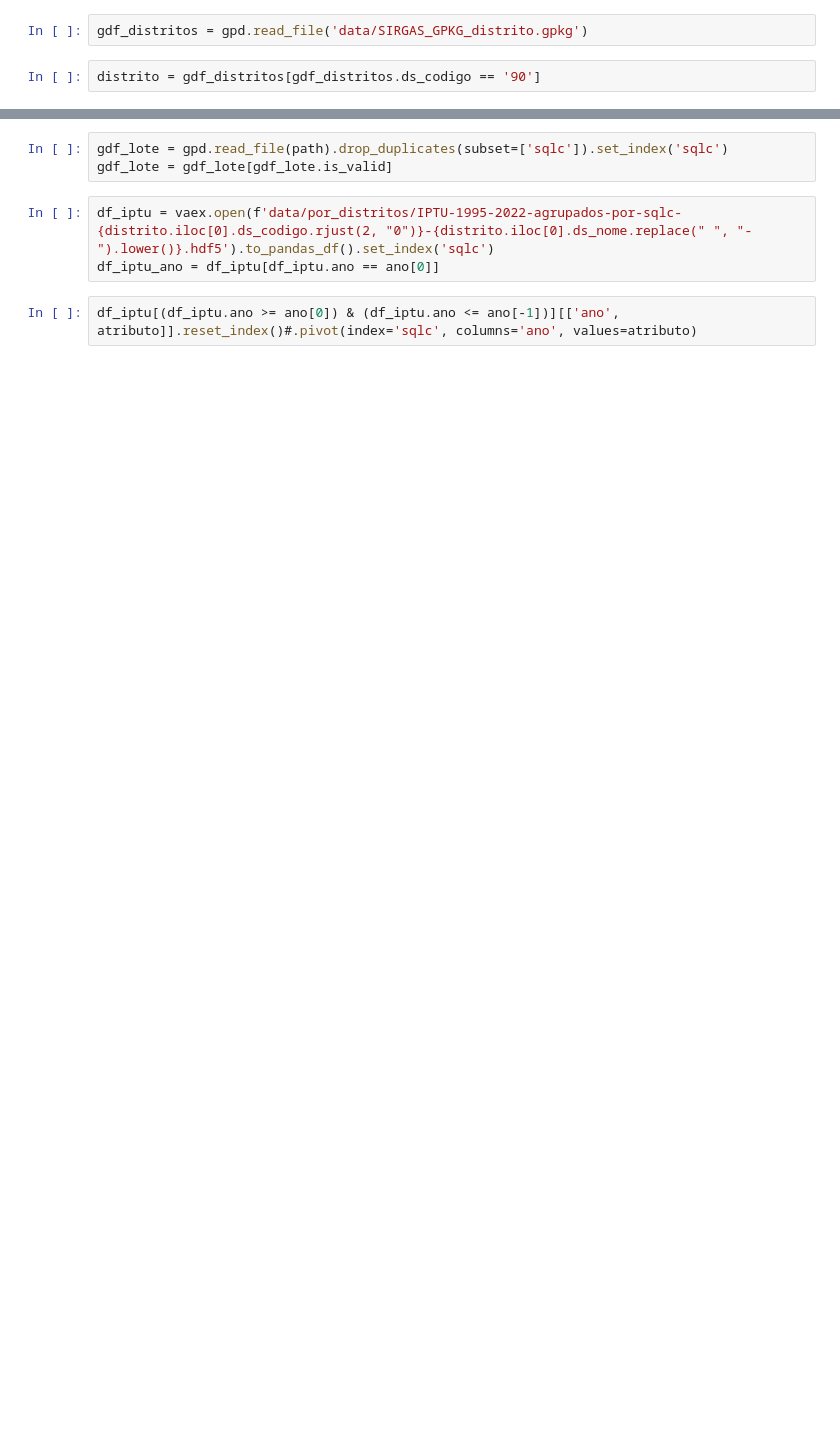
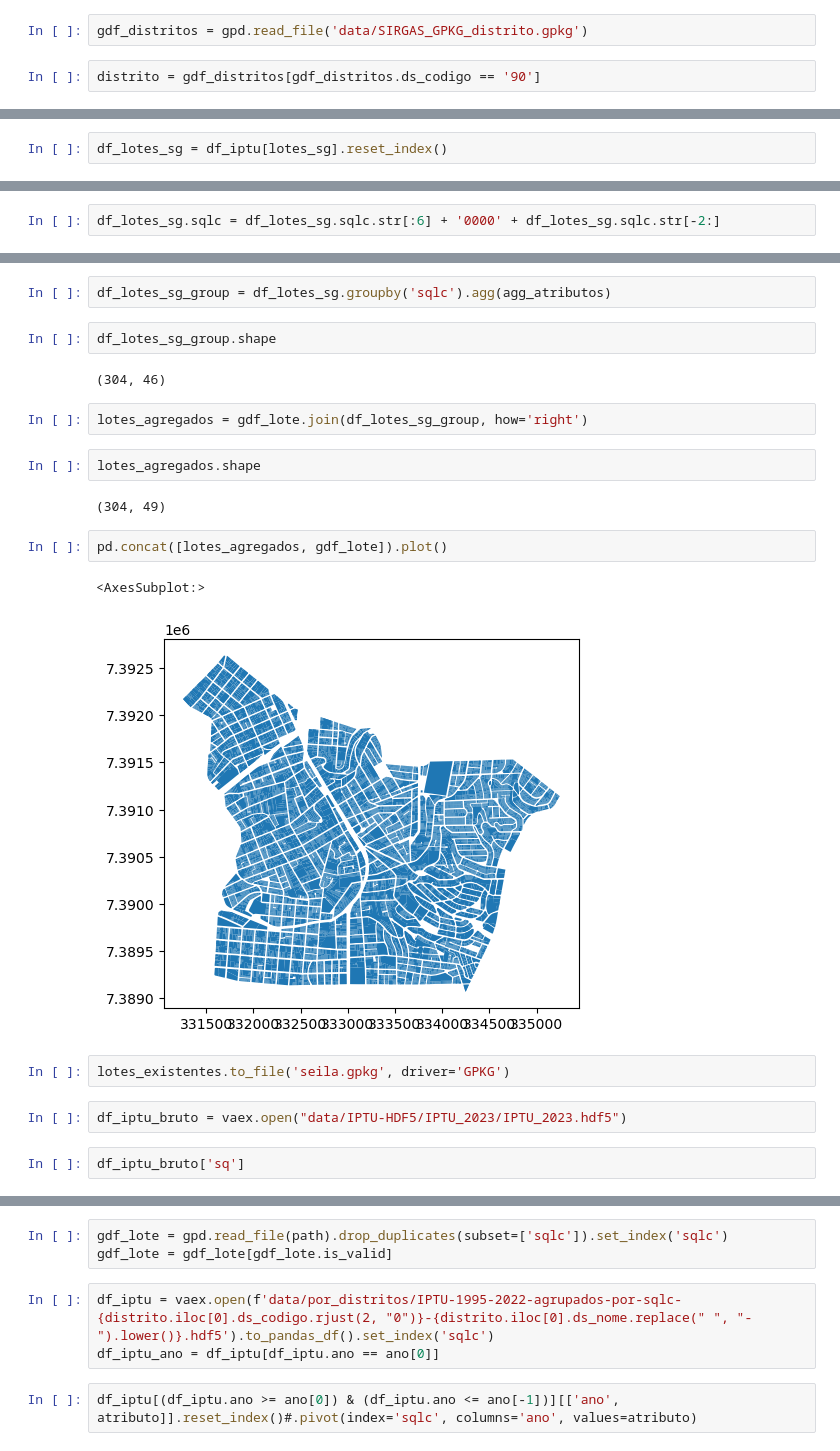
Before and after one commit to cem-usp/dash-iptu, a Jupyter notebook: 08 - Gerando arquivo de lote.ipynb, the cells around one changed output, grey strips where cells are left out. Saved outputs shown, nothing was run; the diff lists cells and outputs as text; blank space fills up the shorter version.

```diff
--- a/08 - Gerando arquivo de lote.ipynb
+++ b/08 - Gerando arquivo de lote.ipynb
@@ -18,0 +100,2 @@ lotes_agregados_por_ano/1995/SIRGAS_SHP_LOTES_90_VILA_MARIANA_IPTU_1995.gpkg
+# %%
+df_lotes_sg = df_iptu[lotes_sg].reset_index()
@@ -18,0 +122,2 @@ lotes_agregados_por_ano/1995/SIRGAS_SHP_LOTES_90_VILA_MARIANA_IPTU_1995.gpkg
+# %%
+df_lotes_sg.sqlc = df_lotes_sg.sqlc.str[:6] + '0000' + df_lotes_sg.sqlc.str[-2:]
@@ -18,0 +188,23 @@ lotes_agregados_por_ano/1995/SIRGAS_SHP_LOTES_90_VILA_MARIANA_IPTU_1995.gpkg
+# %%
+df_lotes_sg_group = df_lotes_sg.groupby('sqlc').agg(agg_atributos)
+# %%
+df_lotes_sg_group.shape
+# %% [output]
+(304, 46)
+# %%
+lotes_agregados = gdf_lote.join(df_lotes_sg_group, how='right')
+# %%
+lotes_agregados.shape
+# %% [output]
+(304, 49)
+# %%
+pd.concat([lotes_agregados, gdf_lote]).plot()
+# %% [output]
+<AxesSubplot:>
+[figure, added]
+# %%
+lotes_existentes.to_file('seila.gpkg', driver='GPKG')
+# %%
+df_iptu_bruto = vaex.open("data/IPTU-HDF5/IPTU_2023/IPTU_2023.hdf5")
+# %%
+df_iptu_bruto['sq']
```
Also changed, not shown: parts of 27 cells of this notebook, 4 other files.
